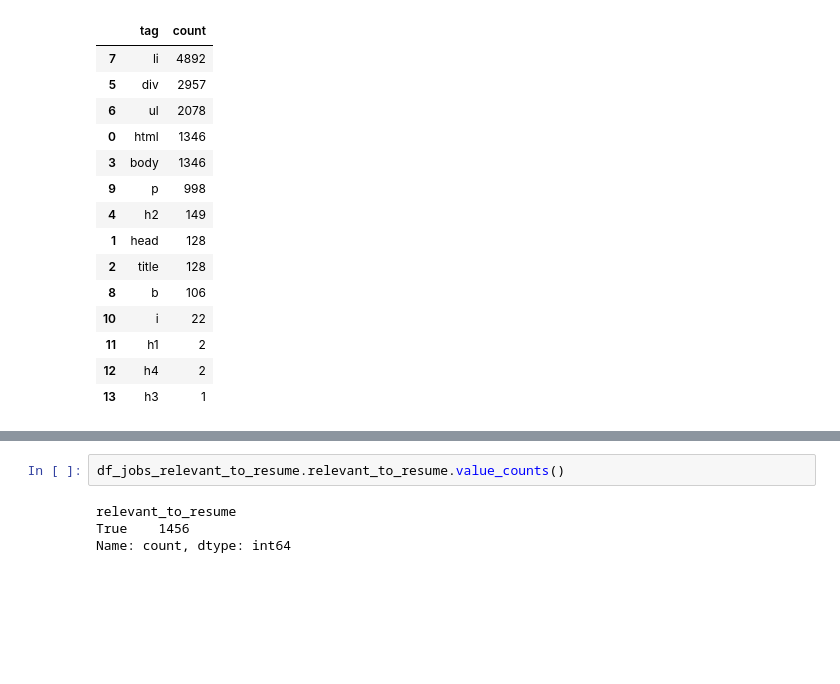
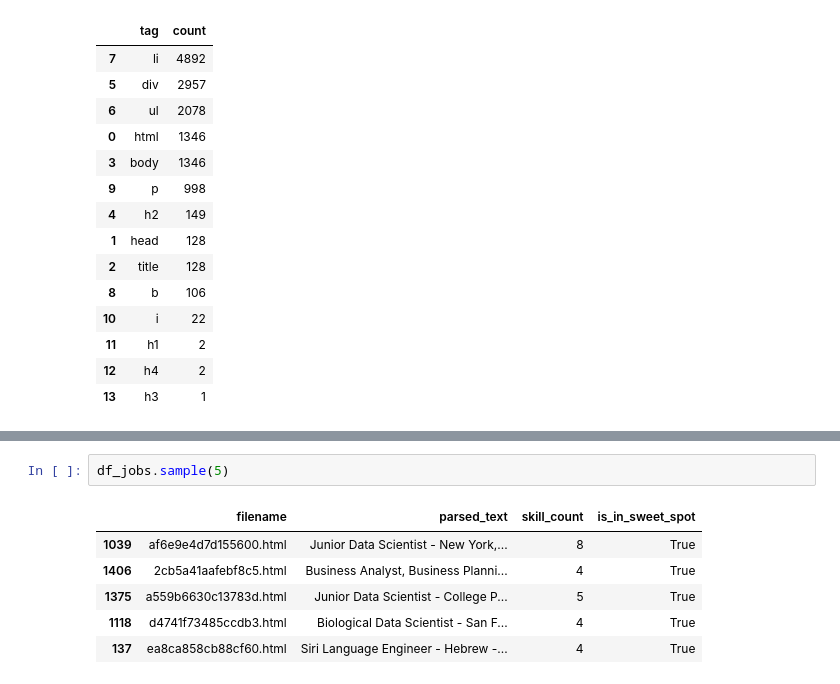
Before and after one commit to yuchild/magnimind_projects, a Jupyter notebook: resume_nlp.ipynb, the cells around one changed output, grey strips where cells are left out. Drawn from its saved outputs; the diff is of its cells as text; blank space fills up the shorter version.

```diff
--- a/resume_nlp.ipynb
+++ b/resume_nlp.ipynb
@@ -179,6 +264,9 @@ Irrelevant postings: 2
-# %%
-df_jobs_relevant_to_resume.relevant_to_resume.value_counts()
-# %% [output]
-relevant_to_resume
-True    1456
-Name: count, dtype: int64
+# %%
+df_jobs.sample(5)
+# %% [output]
+|  | filename | parsed_text | skill_count | is_in_sweet_spot |
+| 1039 | af6e9e4d7d155600.html | Junior Data Scientist - New York,... | 8 | True |
+| 1406 | 2cb5a41aafebf8c5.html | Business Analyst, Business Planni... | 4 | True |
+| 1375 | a559b6630c13783d.html | Junior Data Scientist - College P... | 5 | True |
+| 1118 | d4741f73485ccdb3.html | Biological Data Scientist - San F... | 4 | True |
+| 137 | ea8ca858cb88cf60.html | Siri Language Engineer - Hebrew -... | 4 | True |
```
Also changed, not shown: parts of 8 cells of this notebook.
